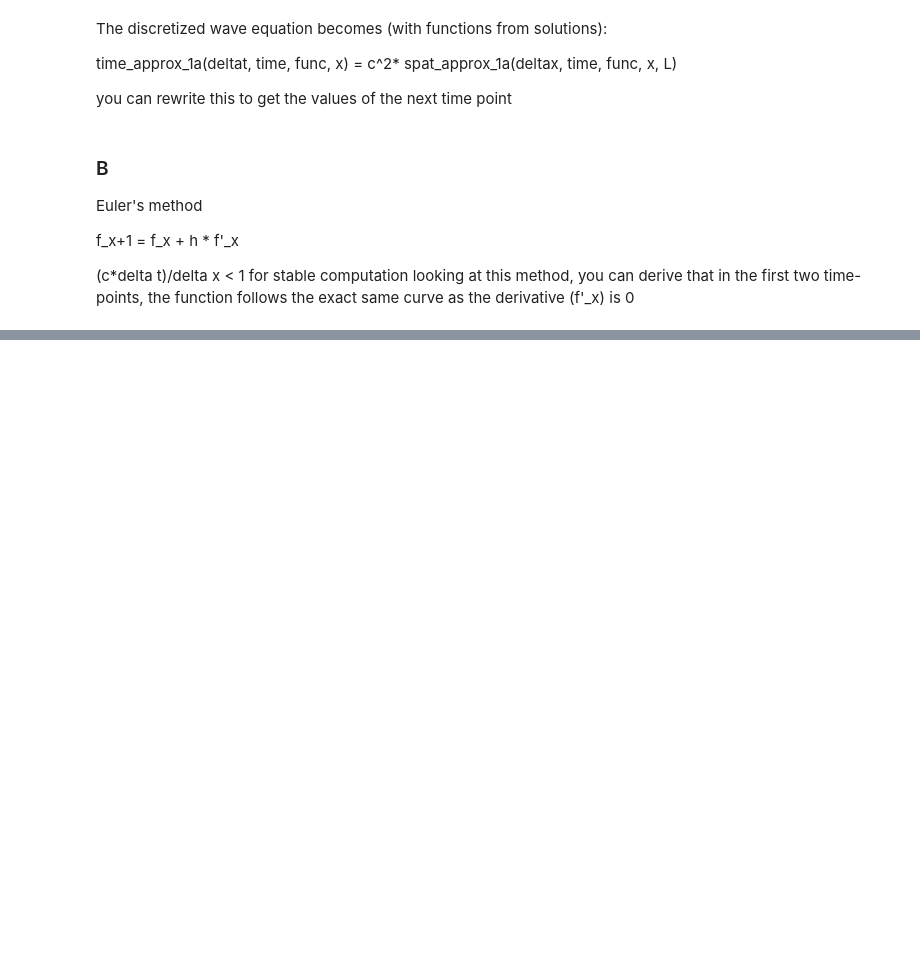
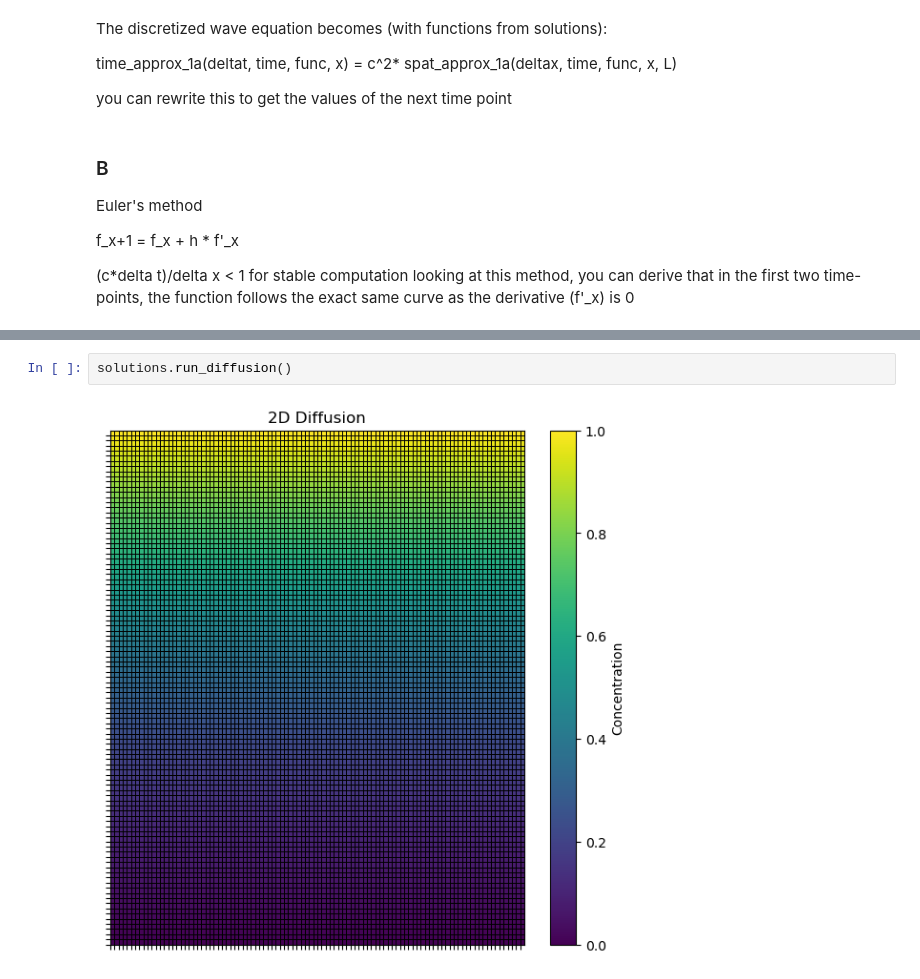
Before and after one commit to koolencharlotte/Scientific_Computing_1, a Jupyter notebook: main.ipynb, the cells around one changed output, grey strips where cells are left out. Drawn from its saved outputs; the diff is of its cells as text; blank space fills up the shorter version.

Commit message:
Halfway done with 1.2, comparing analytical with simulation solution

```diff
--- a/main.ipynb
+++ b/main.ipynb
@@ -44,0 +60,4 @@ visualizations.animate_1c(L, N, c, deltat)
+# %%
+solutions.run_diffusion()
+# %% [output]
+[figure, added]
```
Also changed, not shown: parts of 5 cells of this notebook, 7 other files.
